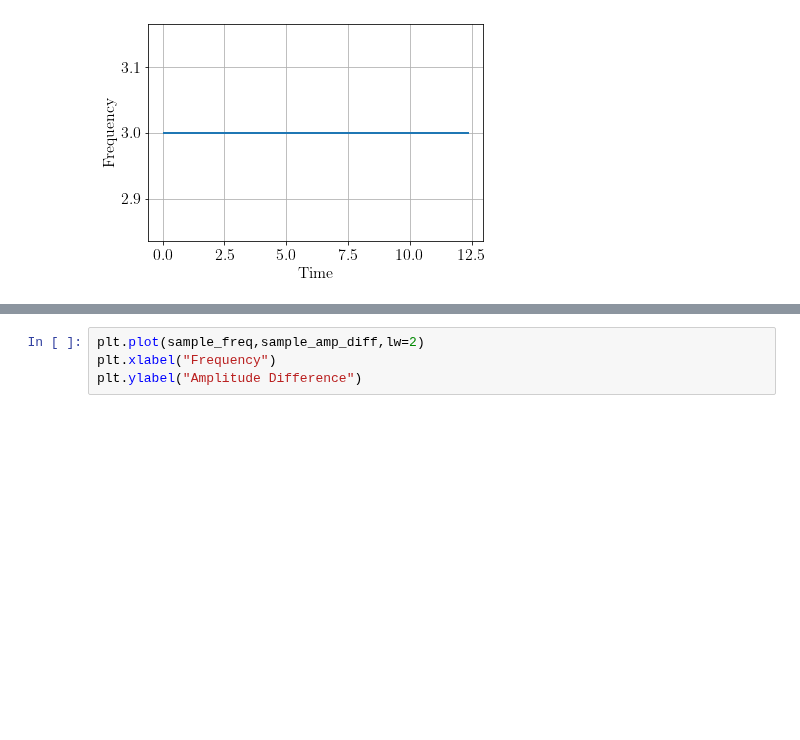
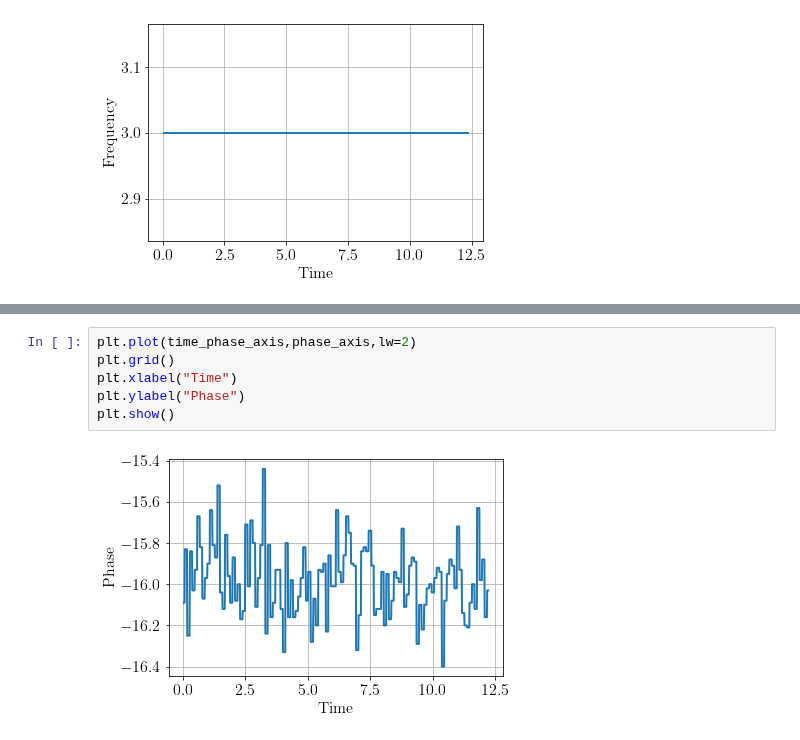
Before and after one commit to aaronkebede/PHY220, a Jupyter notebook: Lab 1 Plots.ipynb, the cells around one changed output, grey strips where cells are left out. Drawn from its saved outputs; the diff is of its cells as text; blank space fills up the shorter version.

```diff
--- a/Lab 1 Plots.ipynb
+++ b/Lab 1 Plots.ipynb
@@ -46,4 +46,8 @@ Text(0, 0.5, 'Amplitude Difference')
 # %%
-plt.plot(sample_freq,sample_amp_diff,lw=2)
-plt.xlabel("Frequency")
-plt.ylabel("Amplitude Difference")
+plt.plot(time_phase_axis,phase_axis,lw=2)
+plt.grid()
+plt.xlabel("Time")
+plt.ylabel("Phase")
+plt.show()
+# %% [output]
+[figure, added]
```
Also changed, not shown: parts of 1 cell of this notebook.
